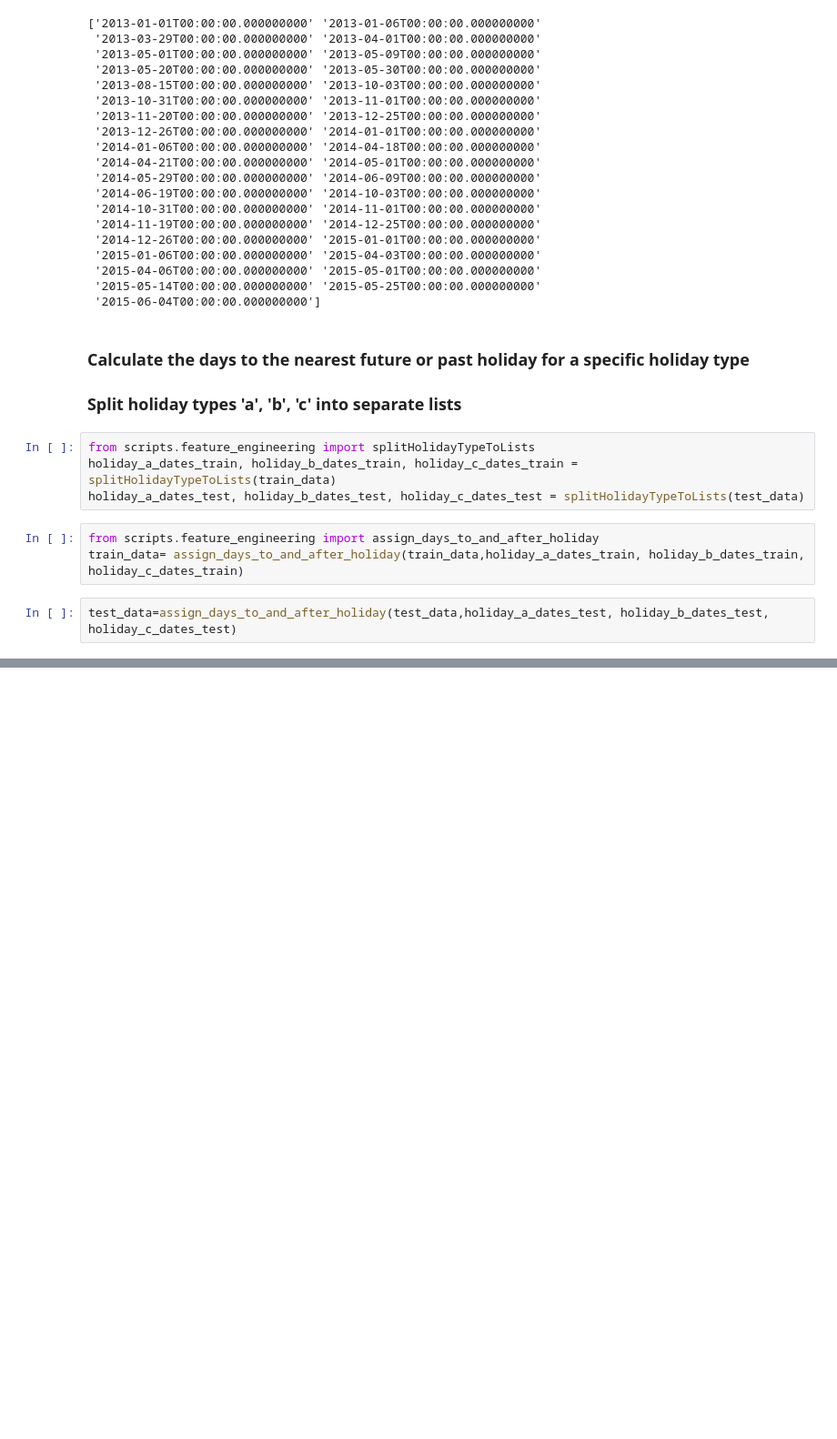
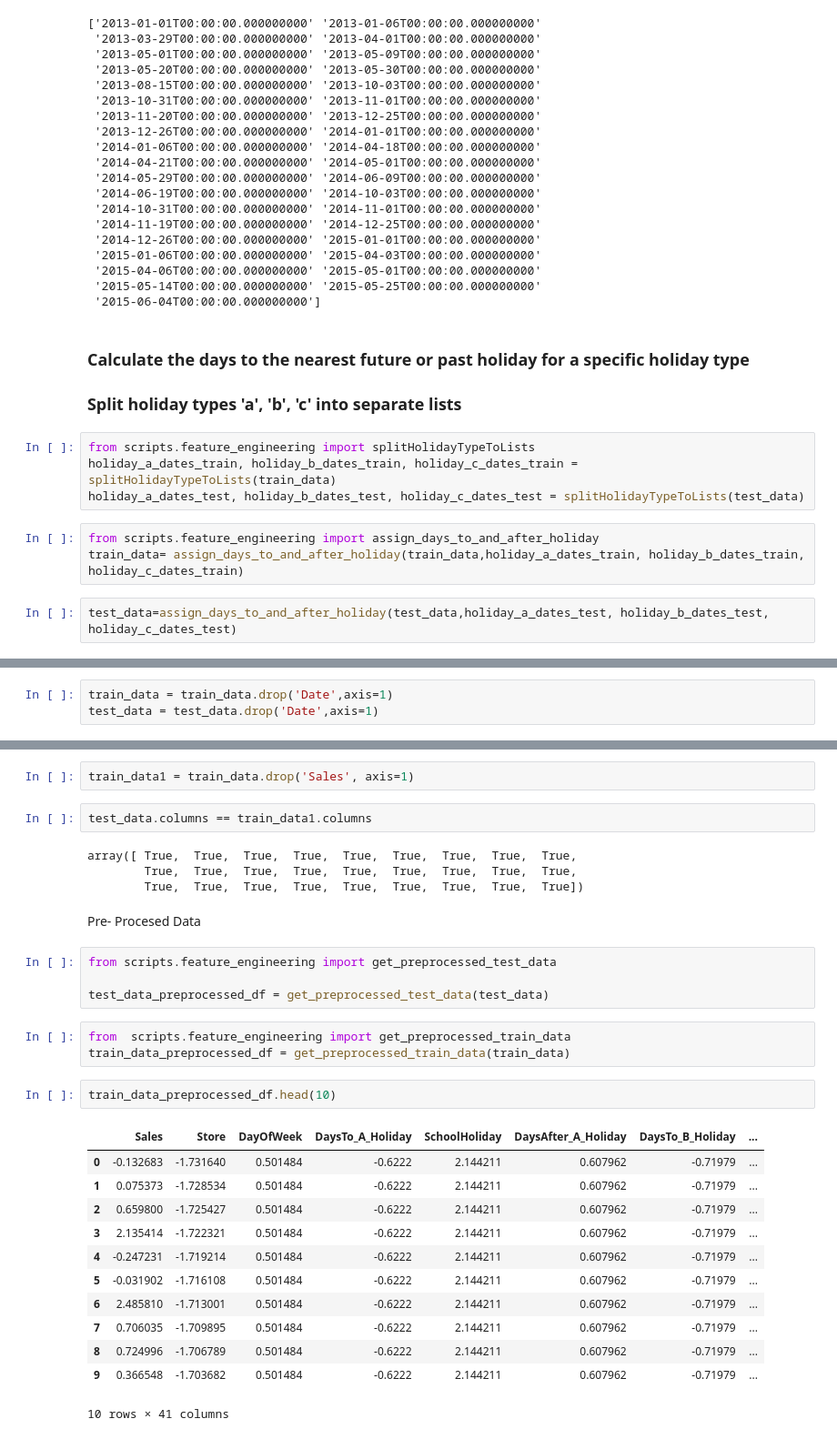
Before and after one commit to hanaDemma/Pharmaceuticals-finance-data-Analysis-week-4, a Jupyter notebook: notebooks/sales_prediction.ipynb, the cells around one changed output, grey strips where cells are left out. Shown at 91% size. Drawn from its saved outputs; the diff is of its cells as text; blank space fills up the shorter version.

```diff
--- a/notebooks/sales_prediction.ipynb
+++ b/notebooks/sales_prediction.ipynb
@@ -224,0 +293,3 @@ test_data=assign_days_to_and_after_holiday(test_data,holiday_a_dates_test, holid
+# %%
+train_data = train_data.drop('Date',axis=1)
+test_data = test_data.drop('Date',axis=1)
@@ -224,0 +333,32 @@ test_data=assign_days_to_and_after_holiday(test_data,holiday_a_dates_test, holid
+# %%
+train_data1 = train_data.drop('Sales', axis=1)
+# %%
+test_data.columns == train_data1.columns
+# %% [output]
+array([ True,  True,  True,  True,  True,  True,  True,  True,  True,
+        True,  True,  True,  True,  True,  True,  True,  True,  True,
+        True,  True,  True,  True,  True,  True,  True,  True,  True])
+# %% [markdown]
+Pre- Procesed Data
+# %%
+from scripts.feature_engineering import get_preprocessed_test_data
+
+test_data_preprocessed_df = get_preprocessed_test_data(test_data)
+# %%
+from  scripts.feature_engineering import get_preprocessed_train_data
+train_data_preprocessed_df = get_preprocessed_train_data(train_data)
+# %%
+train_data_preprocessed_df.head(10)
+# %% [output]
+|  | Sales | Store | DayOfWeek | DaysTo_A_Holiday | SchoolHoliday | DaysAfter_A_Holiday | DaysTo_B_Holiday | ... |
+| 0 | -0.132683 | -1.731640 | 0.501484 | -0.6222 | 2.144211 | 0.607962 | -0.71979 | ... |
+| 1 | 0.075373 | -1.728534 | 0.501484 | -0.6222 | 2.144211 | 0.607962 | -0.71979 | ... |
+| 2 | 0.659800 | -1.725427 | 0.501484 | -0.6222 | 2.144211 | 0.607962 | -0.71979 | ... |
+| 3 | 2.135414 | -1.722321 | 0.501484 | -0.6222 | 2.144211 | 0.607962 | -0.71979 | ... |
+| 4 | -0.247231 | -1.719214 | 0.501484 | -0.6222 | 2.144211 | 0.607962 | -0.71979 | ... |
+| 5 | -0.031902 | -1.716108 | 0.501484 | -0.6222 | 2.144211 | 0.607962 | -0.71979 | ... |
+| 6 | 2.485810 | -1.713001 | 0.501484 | -0.6222 | 2.144211 | 0.607962 | -0.71979 | ... |
+| 7 | 0.706035 | -1.709895 | 0.501484 | -0.6222 | 2.144211 | 0.607962 | -0.71979 | ... |
+| 8 | 0.724996 | -1.706789 | 0.501484 | -0.6222 | 2.144211 | 0.607962 | -0.71979 | ... |
+| 9 | 0.366548 | -1.703682 | 0.501484 | -0.6222 | 2.144211 | 0.607962 | -0.71979 | ... |
+10 rows × 41 columns
```
Also changed, not shown: parts of 26 cells of this notebook, 3 other files.
